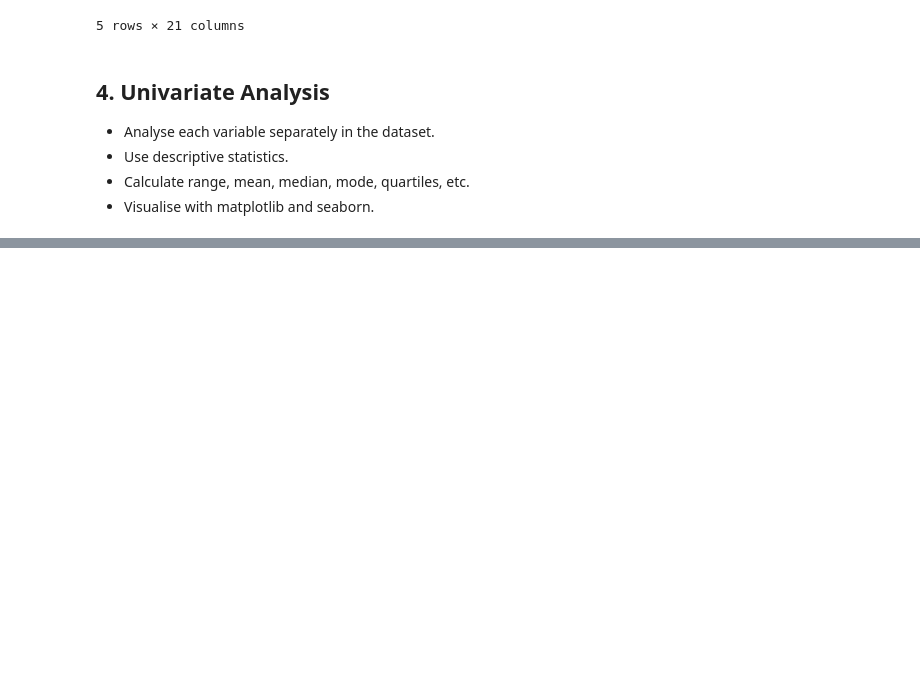
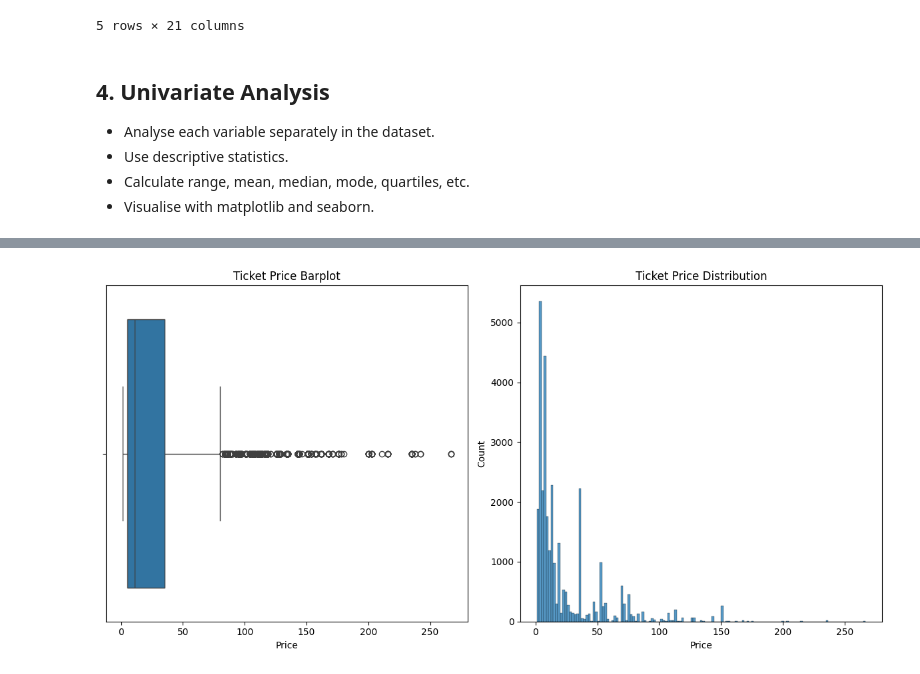
Before and after one commit to tsu76i/DS-playground, a Jupyter notebook: 1. Exploratory Data Analysis (EDA)/1.1_UK_Train_Rides.ipynb, the cells around one changed output, grey strips where cells are left out. Saved outputs shown, nothing was run; the diff lists cells and outputs as text; code cells hidden in the pictures; blank space fills up the shorter version.

```diff
--- a/1. Exploratory Data Analysis (EDA)/1.1_UK_Train_Rides.ipynb
+++ b/1. Exploratory Data Analysis (EDA)/1.1_UK_Train_Rides.ipynb
@@ -208,11 +229,13 @@ df['Reason for Delay'] = df['Reason for Delay'].astype('category')
 df['Refund Request'] = df['Refund Request'].map({'Yes': True, 'No': False})
 # %%
 # +1 day to `Arrival Time` if `Arrival Time` < `Departure Time`
-df['Arrival Time'] = np.where(df['Arrival Time'] < df['Departure Time'], df['Arrival Time'] + pd.Timedelta(days=1), df['Arrival Time'])
+df['Arrival Time'] = np.where(df['Arrival Time'] < df['Departure Time'],
+                              df['Arrival Time'] + pd.Timedelta(days=1), df['Arrival Time'])
 # %%
 # +1 day to `Actual Arrival Time` if `Actual Arrival Time` < `Departure Time`
 df['Actual Arrival Time'] = np.where(
-    ~df['Actual Arrival Time'].isnull() & (df['Actual Arrival Time'] < df['Departure Time']),
+    ~df['Actual Arrival Time'].isnull() & (
+        df['Actual Arrival Time'] < df['Departure Time']),
     df['Actual Arrival Time'] + pd.Timedelta(days=1),
     df['Actual Arrival Time']
 )
@@ -294,7 +317,8 @@ Name: count, dtype: int64
 # %% [markdown]
 All null values in the `Actual Arrival Time` column are due to cancellations. These null values will be replaced with `Departure Time`.
 # %%
-df['Actual Arrival Time'] = df['Actual Arrival Time'].fillna(df['Departure Time'])
+df['Actual Arrival Time'] = df['Actual Arrival Time'].fillna(
+    df['Departure Time'])
 df['Actual Arrival Time'].isnull().sum()
 # %% [output]
 np.int64(0)
@@ -354,11 +378,13 @@ df['Days Before Departure'] = (
 
 # Create `Travel Time`
 # Convert to datetime format -> Calculate in minutes -> Handle null values and convert to int
-df['Travel Time'] = (df['Actual Arrival Time'] - df['Departure Time']).dt.total_seconds()/60
+df['Travel Time'] = (df['Actual Arrival Time'] -
+                     df['Departure Time']).dt.total_seconds()/60
 df['Travel Time'] = df['Travel Time'].fillna(0).astype(int)
 
 # Create `Delayed Time` in minutes
-df['Delayed Time'] = np.where(df['Journey Status'] == 'Delayed', (df['Actual Arrival Time'] - df['Arrival Time']).dt.seconds/60, 0)
+df['Delayed Time'] = np.where(df['Journey Status'] == 'Delayed',
+                              (df['Actual Arrival Time'] - df['Arrival Time']).dt.seconds/60, 0)
 df['Delayed Time'] = df['Delayed Time'].astype(int)
 # %%
 df.head()
@@ -388,3 +414,16 @@ df.describe()
 | 75% | 2024-03-31 00:00:00 | 35.000000 | 2024-03-31 00:00:00 | 2024-03-31 13:15:00 | 2024-03-31 14:20:00 | 2024-03-31 14:20:00 | ... |
 | max | 2024-04-30 00:00:00 | 267.000000 | 2024-04-30 00:00:00 | 2024-04-30 23:45:00 | 2024-05-01 01:45:00 | 2024-05-01 01:45:00 | ... |
 | std | NaN | 29.997628 | NaN | NaN | NaN | NaN | ... |
+# %%
+# Create a barplot and a hisplot for the column `Price`.
+fig, axes = plt.subplots(nrows=1, ncols=2, figsize=(12, 6))
+
+axes[0].set_title('Ticket Price Barplot')
+sns.boxplot(x=df['Price'], ax=axes[0])
+
+axes[1].set_title('Ticket Price Distribution')
+sns.histplot(x=df['Price'], ax=axes[1])
+plt.tight_layout()
+plt.show()
+# %% [output]
+[figure, added]
```
Also changed, not shown: parts of 17 cells of this notebook.
